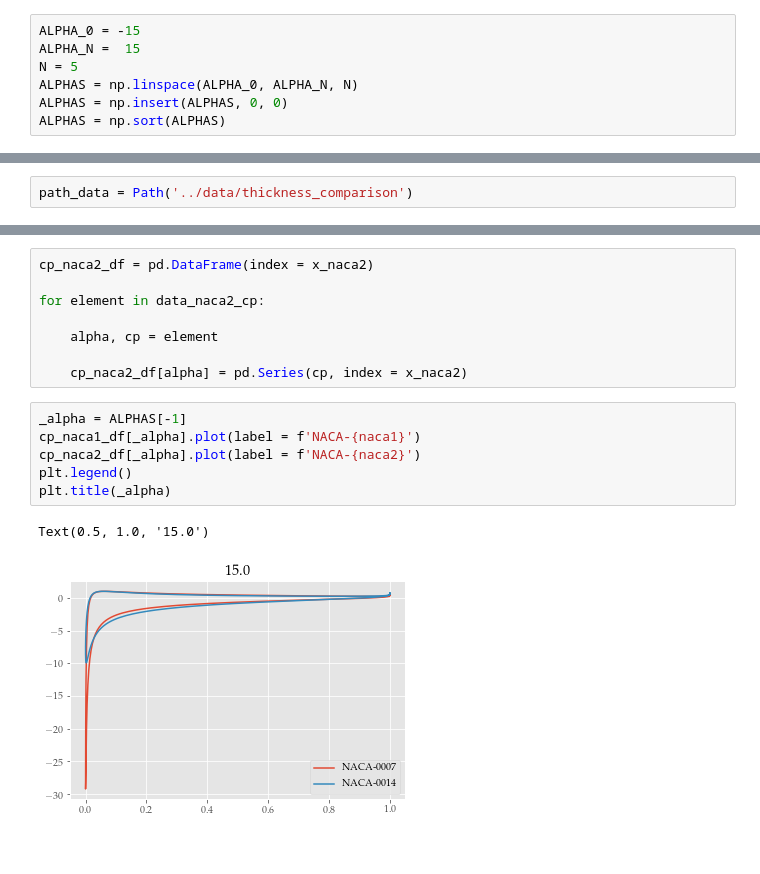
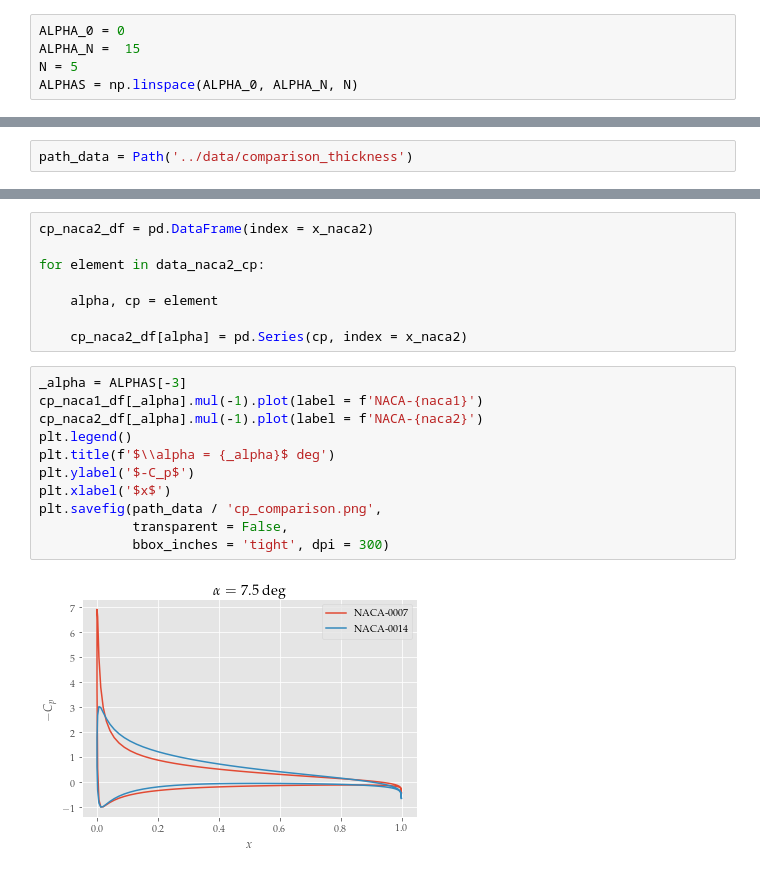
Before and after one commit to KikeM/vortex-method, a Jupyter notebook: src/4-Thickness-Effect.ipynb, the cells around one changed output, grey strips where cells are left out. Saved outputs shown, nothing was run; the diff lists cells and outputs as text.

```diff
--- a/src/4-Thickness-Effect.ipynb
+++ b/src/4-Thickness-Effect.ipynb
@@ -23,10 +23,8 @@ NUM_POINTS_X = 100
 # %%
-ALPHA_0 = -15
+ALPHA_0 = 0
 ALPHA_N =  15
 N = 5
 ALPHAS = np.linspace(ALPHA_0, ALPHA_N, N)
-ALPHAS = np.insert(ALPHAS, 0, 0)
-ALPHAS = np.sort(ALPHAS)
 # %% [markdown]
 ### Create solver methods
 # %%
@@ -101,7 +101,7 @@ cl_data_df[f'{naca1}'] = cl_naca1_df[f'{naca1}-cl']
 
 cl_data_df[f'{naca2}'] = cl_naca2_df[f'{naca2}-cl']
 # %%
-path_data = Path('../data/thickness_comparison')
+path_data = Path('../data/comparison_thickness')
 # %%
 ax = cl_data_df.plot(linestyle = '--', marker = 'o')
 
@@ -133,11 +152,15 @@ for element in data_naca2_cp:
 
     cp_naca2_df[alpha] = pd.Series(cp, index = x_naca2)
 # %%
-_alpha = ALPHAS[-1]
-cp_naca1_df[_alpha].plot(label = f'NACA-{naca1}')
-cp_naca2_df[_alpha].plot(label = f'NACA-{naca2}')
+_alpha = ALPHAS[-3]
+cp_naca1_df[_alpha].mul(-1).plot(label = f'NACA-{naca1}')
+cp_naca2_df[_alpha].mul(-1).plot(label = f'NACA-{naca2}')
 plt.legend()
-plt.title(_alpha)
+plt.title(f'$\\alpha = {_alpha}$ deg')
+plt.ylabel('$-C_p$')
+plt.xlabel('$x$')
+plt.savefig(path_data / 'cp_comparison.png',
+            transparent = False,
+            bbox_inches = 'tight', dpi = 300)
 # %% [output]
-Text(0.5, 1.0, '15.0')
-[figure, old version]
+[figure, new version]
```
Also changed, not shown: parts of 6 cells of this notebook, 7 other files.
